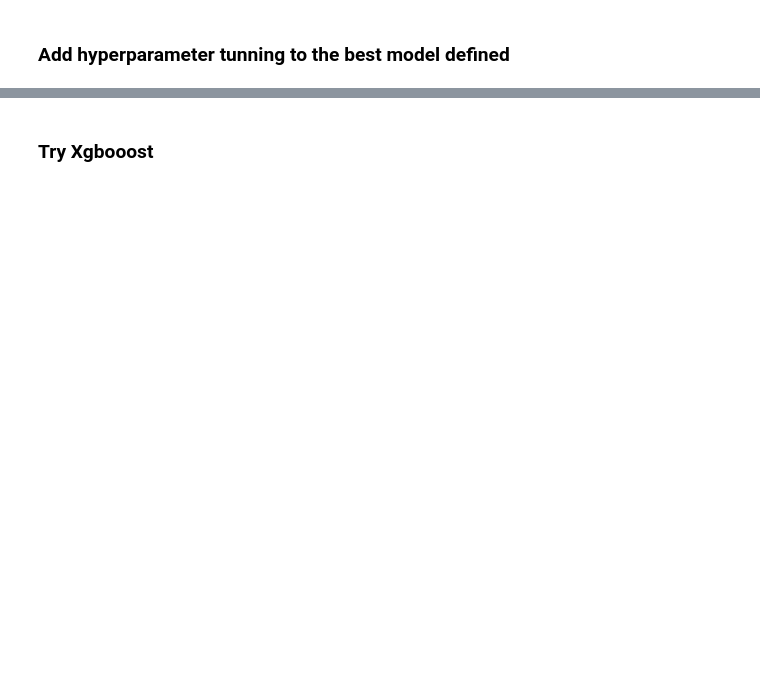
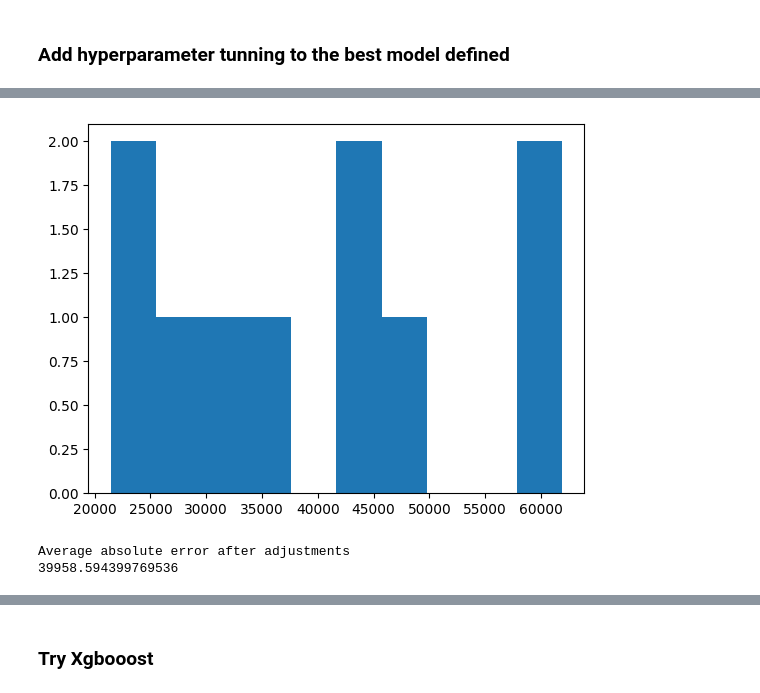
Before and after one commit to Shaheerairaj/car-value-estimator-team, a Jupyter notebook: Data Analysis/anna_analysis.ipynb, the cells around one changed output, grey strips where cells are left out. Drawn from its saved outputs; the diff is of its cells as text; code cells hidden in the pictures; blank space fills up the shorter version.

```diff
--- a/Data Analysis/anna_analysis.ipynb
+++ b/Data Analysis/anna_analysis.ipynb
@@ -389,0 +402,16 @@ Best model is RandomForestRegressor with params
+# %%
+from sklearn.model_selection import cross_val_score
+#Testing best model with features that have > 0.01% importance
+X_imp=X[importance_df[importance_df.Importance>0.001]['Feature']]
+cv_score = cross_val_score(grid_search.best_estimator_, X_imp, y, cv=10, scoring='neg_mean_absolute_error')
+cv_score=np.abs(cv_score)
+plt.hist(cv_score)
+plt.show()
+# %% [output]
+[figure, added]
+# %%
+print('Average absolute error after adjustments')
+print(np.mean(cv_score))
+# %% [output]
+Average absolute error after adjustments
+39958.594399769536
```
Also changed, not shown: parts of 26 cells of this notebook.
